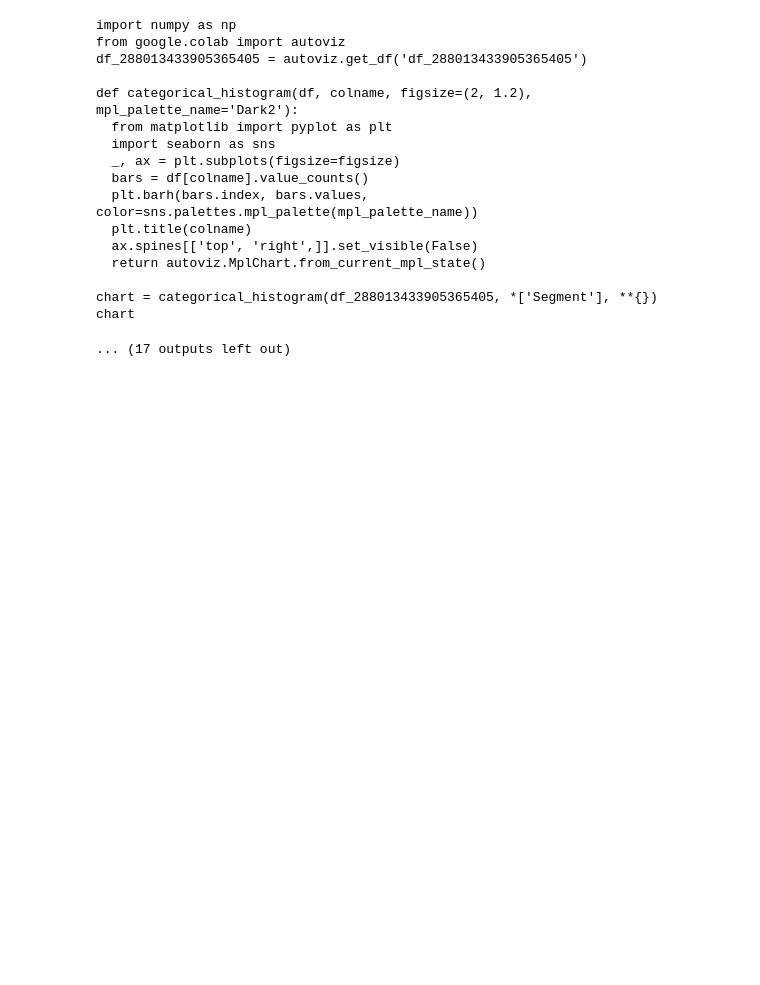
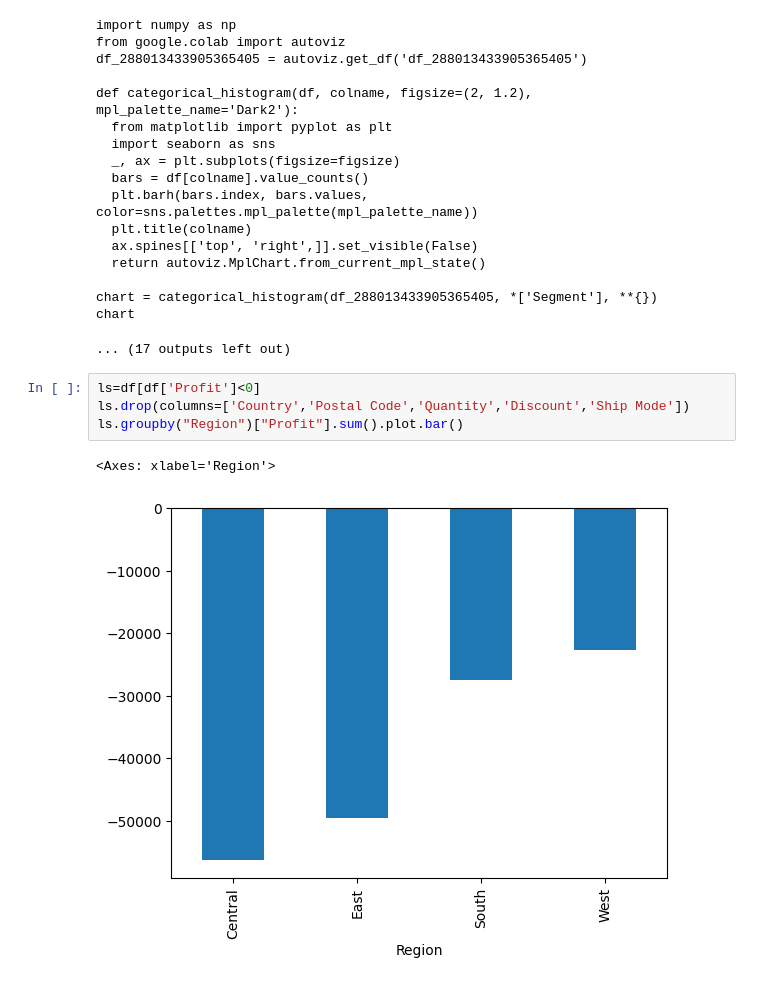
Before and after one commit to KaranSinghS/IBM_internship, a Jupyter notebook: IBM.ipynb, the cells around one changed output. Saved outputs shown, nothing was run; the diff lists cells and outputs as text; blank space fills up the shorter version.

```diff
--- a/IBM.ipynb
+++ b/IBM.ipynb
@@ -259,3 +259,10 @@ def categorical_histogram(df, colname, figsize=(2, 1.2), mpl_palette_name='Dark2
 chart = categorical_histogram(df_288013433905365405, *['Segment'], **{})
 chart
 ... (17 outputs left out)
+# %%
+ls=df[df['Profit']<0]
+ls.drop(columns=['Country','Postal Code','Quantity','Discount','Ship Mode'])
+ls.groupby("Region")["Profit"].sum().plot.bar()
+# %% [output]
+<Axes: xlabel='Region'>
+[figure, added]
```
